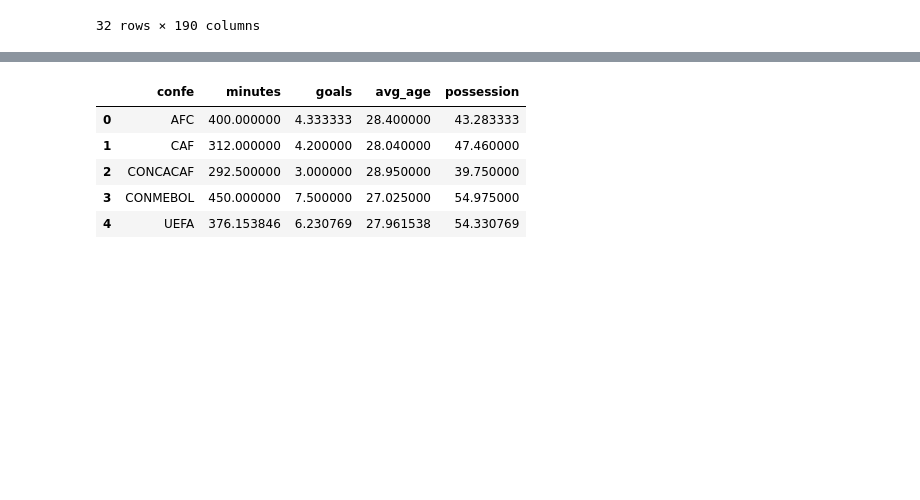
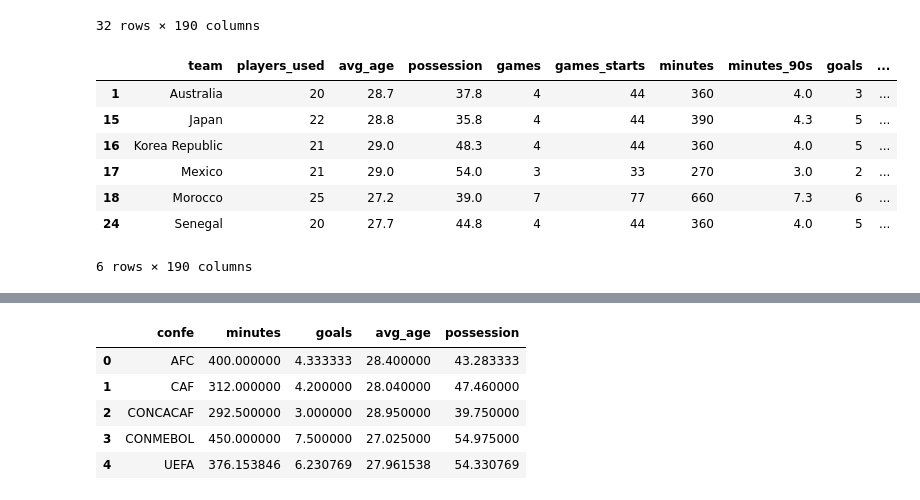
Before and after one commit to lromeror/Group_Slytheryn, a Jupyter notebook: DASHBOARD/assets/datas/teams_cup2022.ipynb, the cells around one changed output, grey strips where cells are left out. Cells and saved outputs as stored; diff of their text form; code cells hidden in the pictures; blank space fills up the shorter version.

```diff
--- a/DASHBOARD/assets/datas/teams_cup2022.ipynb
+++ b/DASHBOARD/assets/datas/teams_cup2022.ipynb
@@ -26,3 +26,15 @@ df
 | 30 | Uruguay | 19 | 28.5 | 48.7 | 3 | 33 | 270 | 3.0 | 2 | ... |
 | 31 | Wales | 18 | 27.7 | 46.7 | 3 | 33 | 270 | 3.0 | 1 | ... |
 32 rows × 190 columns
+# %%
+df2=df[df["confe"]=="AFC"]
+df2
+# %% [output]
+|  | team | players_used | avg_age | possession | games | games_starts | minutes | minutes_90s | goals | ... |
+| 1 | Australia | 20 | 28.7 | 37.8 | 4 | 44 | 360 | 4.0 | 3 | ... |
+| 15 | Japan | 22 | 28.8 | 35.8 | 4 | 44 | 390 | 4.3 | 5 | ... |
+| 16 | Korea Republic | 21 | 29.0 | 48.3 | 4 | 44 | 360 | 4.0 | 5 | ... |
+| 17 | Mexico | 21 | 29.0 | 54.0 | 3 | 33 | 270 | 3.0 | 2 | ... |
+| 18 | Morocco | 25 | 27.2 | 39.0 | 7 | 77 | 660 | 7.3 | 6 | ... |
+| 24 | Senegal | 20 | 27.7 | 44.8 | 4 | 44 | 360 | 4.0 | 5 | ... |
+6 rows × 190 columns
```
Also changed, not shown: parts of 3 cells of this notebook, 2 other files.
